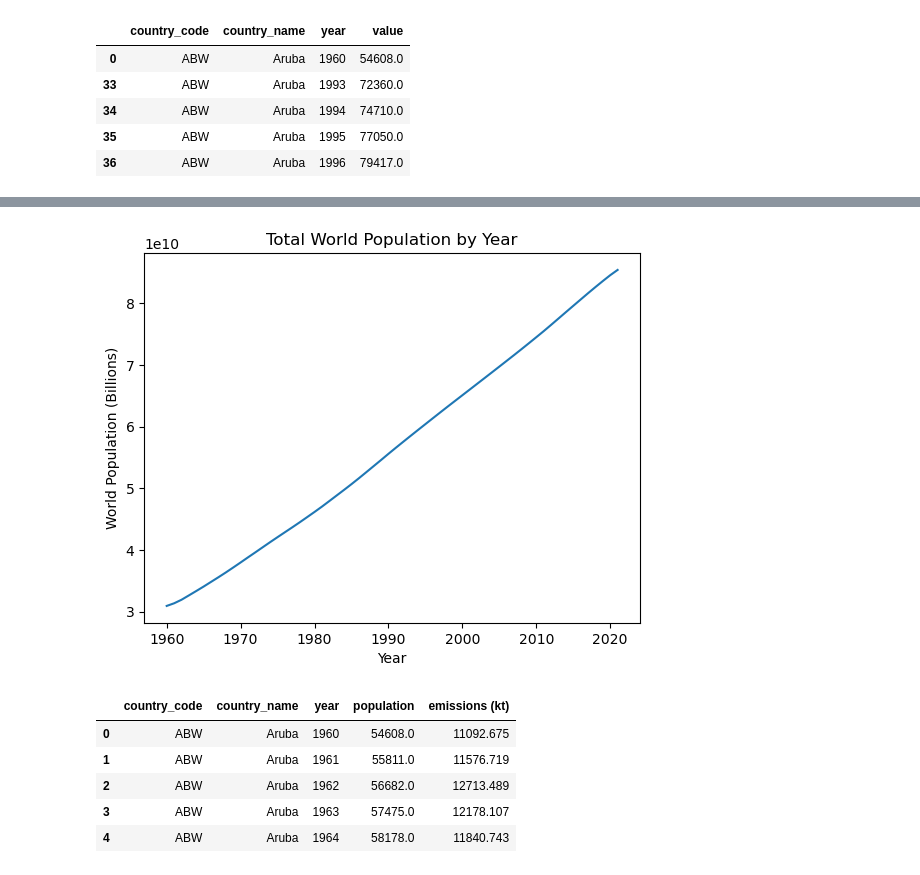
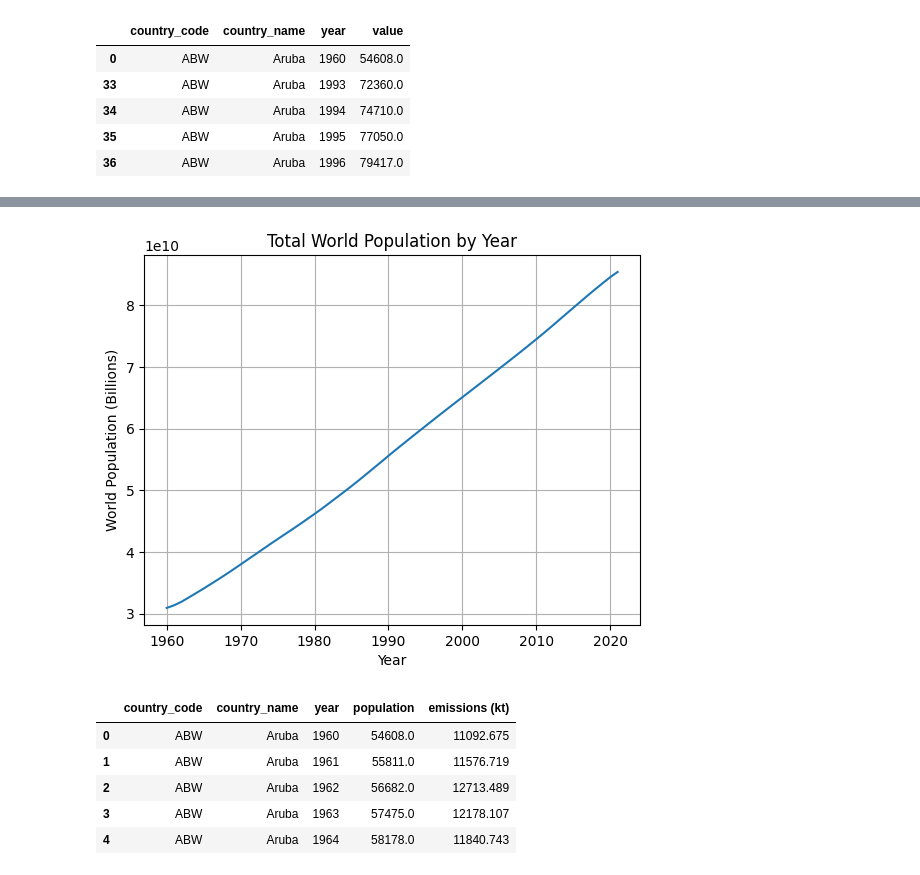
Before and after one commit to Blake-Singewald/CO2-Emissions, a Jupyter notebook: CO2-Emissions-Project/co2.ipynb, the cells around one changed output, grey strips where cells are left out. Saved outputs shown, nothing was run; the diff lists cells and outputs as text; code cells hidden in the pictures.

```diff
--- a/CO2-Emissions-Project/co2.ipynb
+++ b/CO2-Emissions-Project/co2.ipynb
@@ -54,21 +54,21 @@ plt.show()
 # %%
 population_by_year = population_data.groupby("year")["value"].sum()
 population_by_year
 
 #Creating a line plot to visulize the total data set grouped by year
 
 pop_x_axis = population_by_year.index
 pop_y_axis = population_by_year.values
 
 plt.plot(pop_x_axis,pop_y_axis)
 
 plt.xlabel("Year")
 plt.ylabel("World Population (Billions)")
 plt.title("Total World Population by Year")
-
+plt.grid('on', which='major', axis='both')
 plt.show()
 # %% [output]
-[figure, old version]
+[figure, new version]
 # %%
 #merge the dfs to create a new one
 country_results_merged_df = pd.merge(population_data, country_data, how = "left", on = ["country_code", "year", "country_name"])
```
Also changed, not shown: parts of 38 cells of this notebook.
